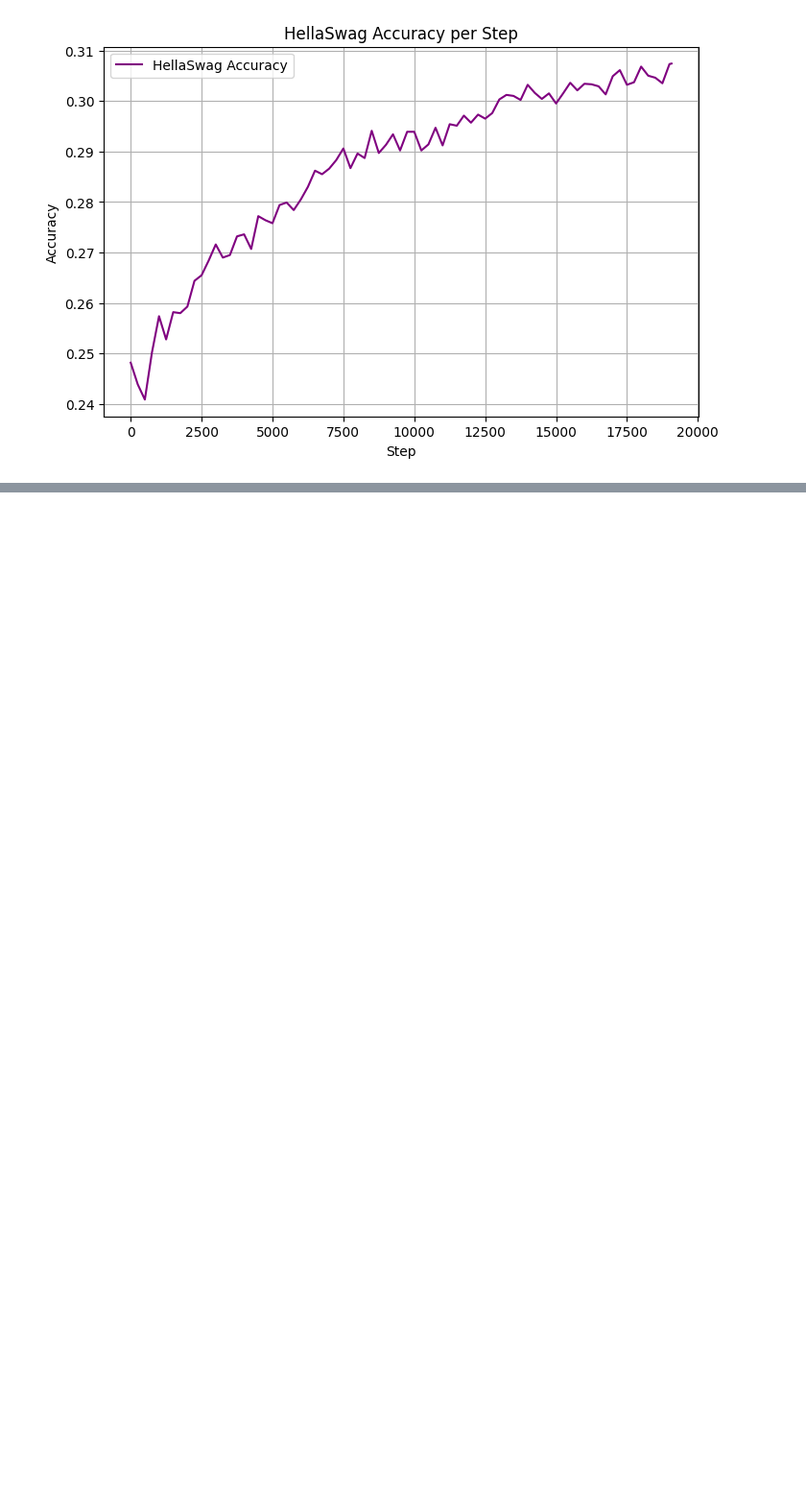
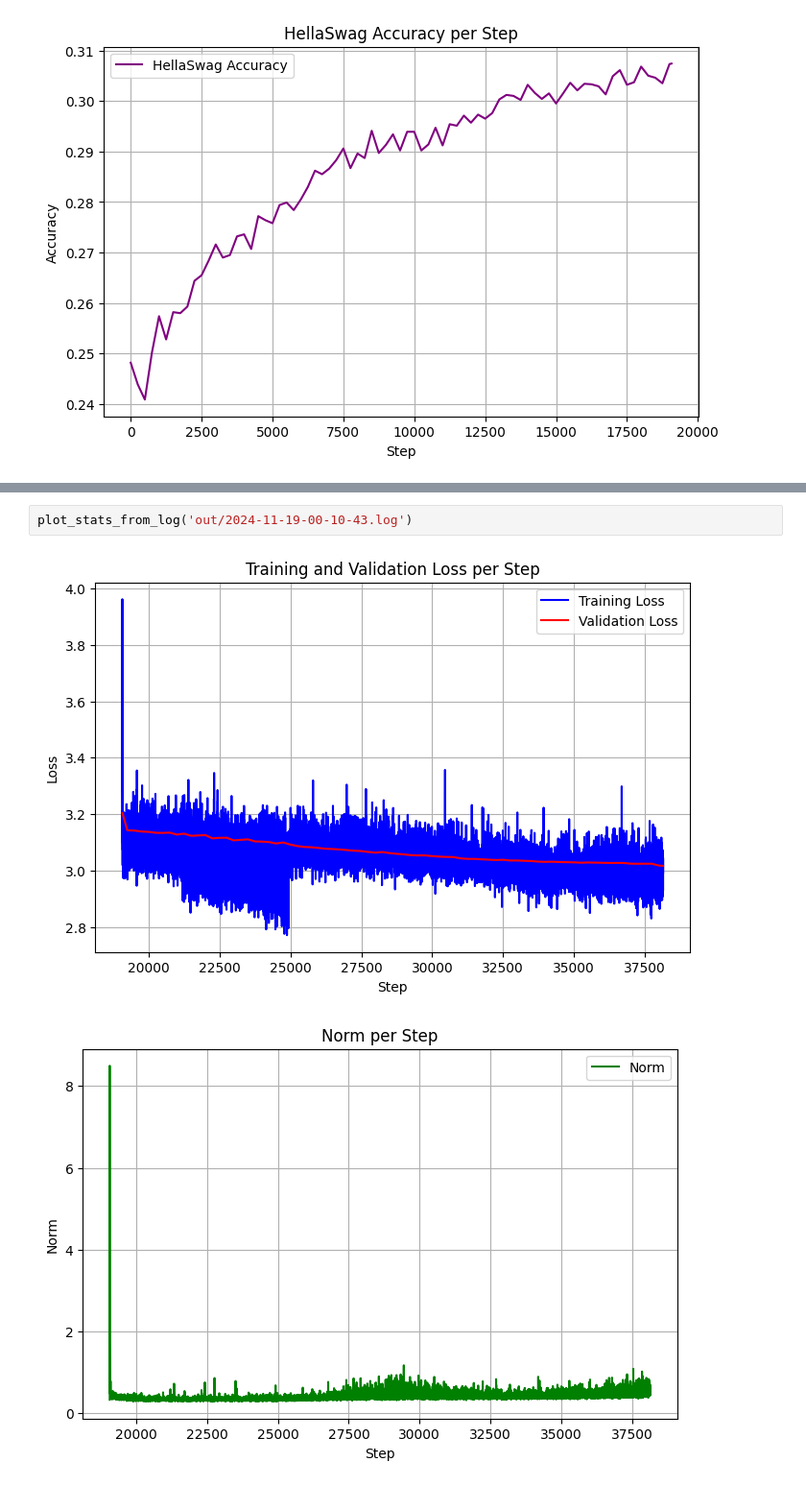
Before and after one commit to csabapalfi/build-nanogpt, a Jupyter notebook: plots.ipynb, the cells around one changed output, grey strips where cells are left out. Shown at 96% size. Saved outputs shown, nothing was run; the diff lists cells and outputs as text; blank space fills up the shorter version.

Commit message:
update plot

```diff
--- a/plots.ipynb
+++ b/plots.ipynb
@@ -89,0 +83,5 @@ plot_stats_from_log('out/train-2x-h100-overnight-2.log')
+# %%
+plot_stats_from_log('out/2024-11-19-00-10-43.log')
+# %% [output]
+[figure, added]
+[figure, added]
```
Also changed, not shown: parts of 2 cells of this notebook, 1 other file.
